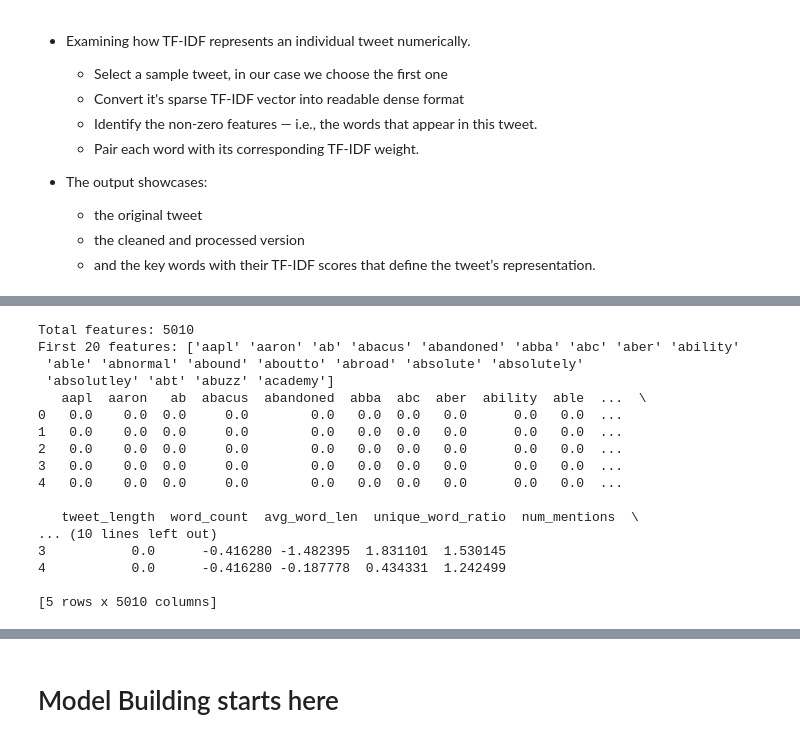
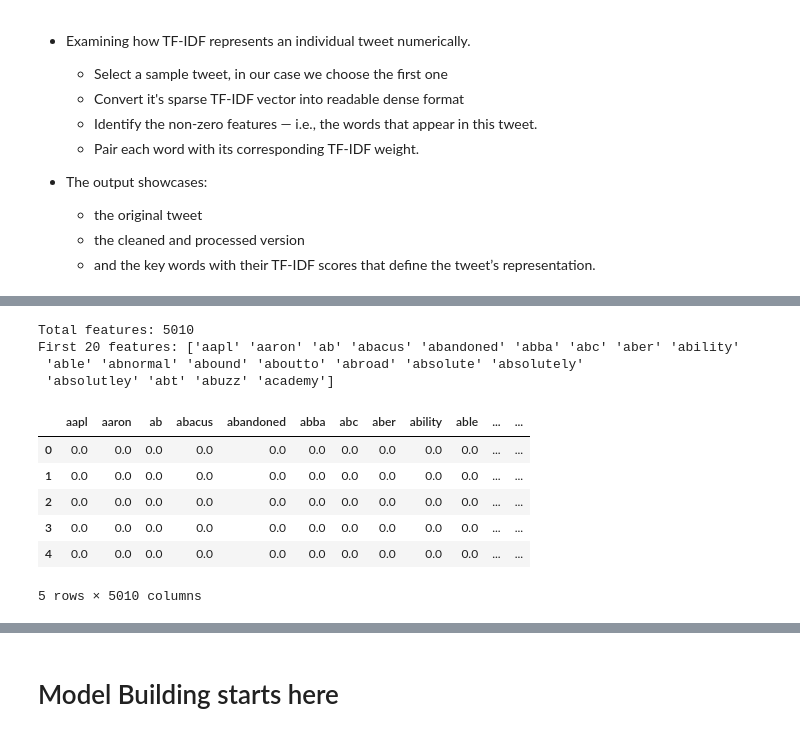
Before and after one commit to Hafsa-mohamed-Ad3n/Sentimental-Analysis-of-Tweets, a Jupyter notebook: tweets_analysis.ipynb, the cells around one changed output, grey strips where cells are left out. Cells and saved outputs as stored; diff of their text form; code cells hidden in the pictures.

```diff
--- a/tweets_analysis.ipynb
+++ b/tweets_analysis.ipynb
@@ -414,44 +439,38 @@ import numpy as np
 # -------------------------------
 # Inspect Pipeline Outputs
 # -------------------------------
 
 # 1. Get TF-IDF feature names
 tfidf_vectorizer = preprocessing_pipeline.named_steps["features"].transformer_list[0][1].named_steps["tfidf"]
 tfidf_features = tfidf_vectorizer.get_feature_names_out()
 
 # 2. Define engineered feature names
 engineered_feature_names = [
     "tweet_length", "word_count", "avg_word_len", "unique_word_ratio",
     "num_mentions", "num_hashtags", "sent_compound", "sent_pos", "sent_neu", "sent_neg"
 ]
 
 # 3. Combine all feature names
 all_feature_names = np.concatenate([tfidf_features, engineered_feature_names])
 
 print("Total features:", len(all_feature_names))
 print("First 20 features:", all_feature_names[:20])  # peek
 
 # 4. Turn the transformed feature matrix into a DataFrame for inspection
 X_features_df = pd.DataFrame(X_features.toarray() if hasattr(X_features, "toarray") else X_features,
                              columns=all_feature_names)
 
 # Preview first rows
-print(X_features_df.head())
+X_features_df.head()
 # %% [output]
 Total features: 5010
 First 20 features: ['aapl' 'aaron' 'ab' 'abacus' 'abandoned' 'abba' 'abc' 'aber' 'ability'
  'able' 'abnormal' 'abound' 'aboutto' 'abroad' 'absolute' 'absolutely'
  'absolutley' 'abt' 'abuzz' 'academy']
-   aapl  aaron   ab  abacus  abandoned  abba  abc  aber  ability  able  ...  \
-0   0.0    0.0  0.0     0.0        0.0   0.0  0.0   0.0      0.0   0.0  ...
-1   0.0    0.0  0.0     0.0        0.0   0.0  0.0   0.0      0.0   0.0  ...
-2   0.0    0.0  0.0     0.0        0.0   0.0  0.0   0.0      0.0   0.0  ...
-3   0.0    0.0  0.0     0.0        0.0   0.0  0.0   0.0      0.0   0.0  ...
-4   0.0    0.0  0.0     0.0        0.0   0.0  0.0   0.0      0.0   0.0  ...
-
-   tweet_length  word_count  avg_word_len  unique_word_ratio  num_mentions  \
-... (10 lines left out)
-3           0.0      -0.416280 -1.482395  1.831101  1.530145
-4           0.0      -0.416280 -0.187778  0.434331  1.242499
-
-[5 rows x 5010 columns]
+|  | aapl | aaron | ab | abacus | abandoned | abba | abc | aber | ability | able | ... | ... |
+| 0 | 0.0 | 0.0 | 0.0 | 0.0 | 0.0 | 0.0 | 0.0 | 0.0 | 0.0 | 0.0 | ... | ... |
+| 1 | 0.0 | 0.0 | 0.0 | 0.0 | 0.0 | 0.0 | 0.0 | 0.0 | 0.0 | 0.0 | ... | ... |
+| 2 | 0.0 | 0.0 | 0.0 | 0.0 | 0.0 | 0.0 | 0.0 | 0.0 | 0.0 | 0.0 | ... | ... |
+| 3 | 0.0 | 0.0 | 0.0 | 0.0 | 0.0 | 0.0 | 0.0 | 0.0 | 0.0 | 0.0 | ... | ... |
+| 4 | 0.0 | 0.0 | 0.0 | 0.0 | 0.0 | 0.0 | 0.0 | 0.0 | 0.0 | 0.0 | ... | ... |
+5 rows × 5010 columns
```
Also changed, not shown: parts of 12 cells of this notebook, 1 other file.
